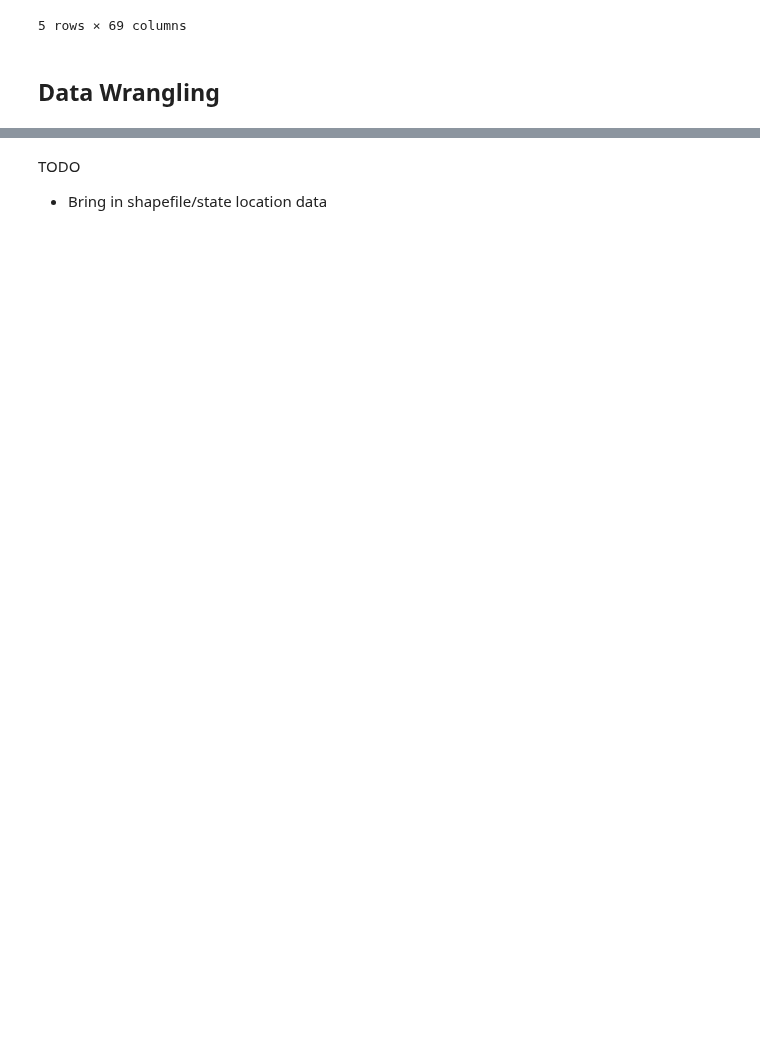
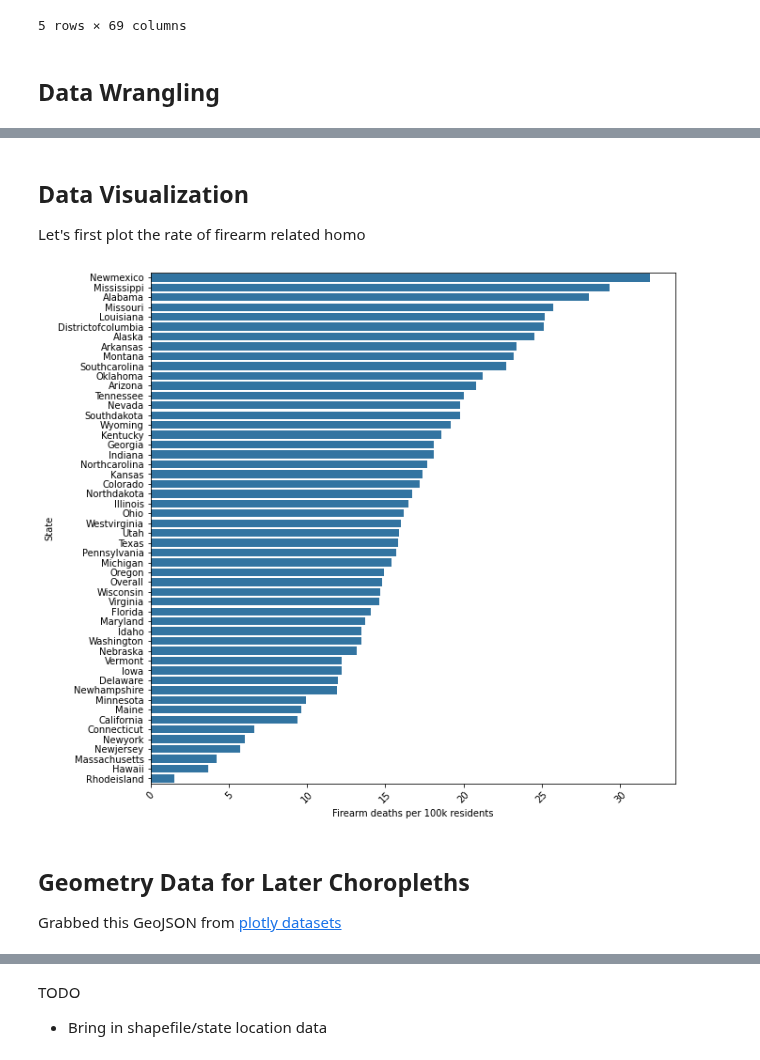
Before and after one commit to andrewbowen19/storiesDATA608, a Jupyter notebook: _sources/story3.ipynb, the cells around one changed output, grey strips where cells are left out. Saved outputs shown, nothing was run; the diff lists cells and outputs as text; code cells hidden in the pictures; blank space fills up the shorter version.

```diff
--- a/_sources/story3.ipynb
+++ b/_sources/story3.ipynb
@@ -45,0 +34,3 @@ df.loc[df.cause_of_death == "Firearm-related injury"]
+# %%
+# Pulling out only firearm deaths that are age-adjusted
+df = df.loc[(df.cause_of_death == "Firearm-related injury") & (df.rate_type == "Age-adjusted") & (df.time_period=="3-month period")]
@@ -45,0 +62,8 @@ df.loc[df.cause_of_death == "Firearm-related injury"]
+# %%
+# Clean up column names and types
+df.columns = df.iloc[0]
+# %%
+# Clean up state names and set index
+df["state"] = [s.replace("_", "").replace("rate", "").title() for s in df.index.values]
+df = df.set_index('state')
+df.head()
@@ -45,0 +78,12 @@ df.loc[df.cause_of_death == "Firearm-related injury"]
+# %%
+# Resetting our index and enforcing typing on state names
+df = df.reset_index()
+df = df.iloc[1:]
+df["state"] = df["state"].str.title().astype(str)
+
+for c in ['2020 Q1', '2020 Q2', '2020 Q3', '2020 Q4', '2021 Q1',
+       '2021 Q2', '2021 Q3', '2021 Q4', '2022 Q1', '2022 Q2', '2022 Q3',
+       '2022 Q4']:
+    df[c] = df[c].astype(float)
+    # df.drop(c, axis=1)
+df.head()
@@ -45,0 +97,20 @@ df.loc[df.cause_of_death == "Firearm-related injury"]
+# %% [markdown]
+## Data Visualization
+Let's first plot the rate of firearm related homo
+# %%
+df_sorted = df.sort_values("2022 Q3", ascending=False)
+order = df.groupby("state").sum().sort_values(['2022 Q3'], ascending=False).index
+
+# Plot a sorted bar chart of deaths per 100k
+fig, ax = plt.subplots(figsize=(10, 10))
+sns.barplot(data=df, x="2022 Q3", y="state", order=order, orient="h")
+ax.set_xlabel("Firearm deaths per 100k residents")
+ax.set_ylabel("State")
+plt.xticks(rotation=45)
+
+plt.show()
+# %% [output]
+[figure, added]
+# %% [markdown]
+## Geometry Data for Later Choropleths
+Grabbed this GeoJSON from [plotly datasets](https://github.com/plotly/datasets)
```
Also changed, not shown: parts of 16 cells of this notebook, 5 other files.
